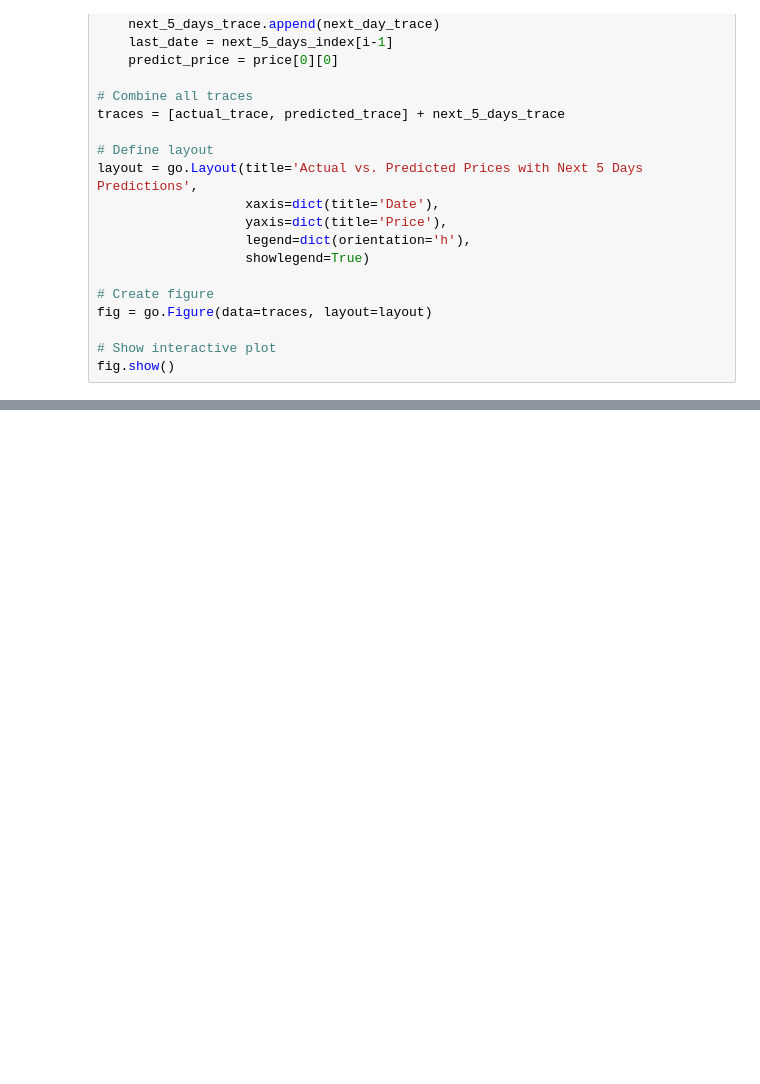
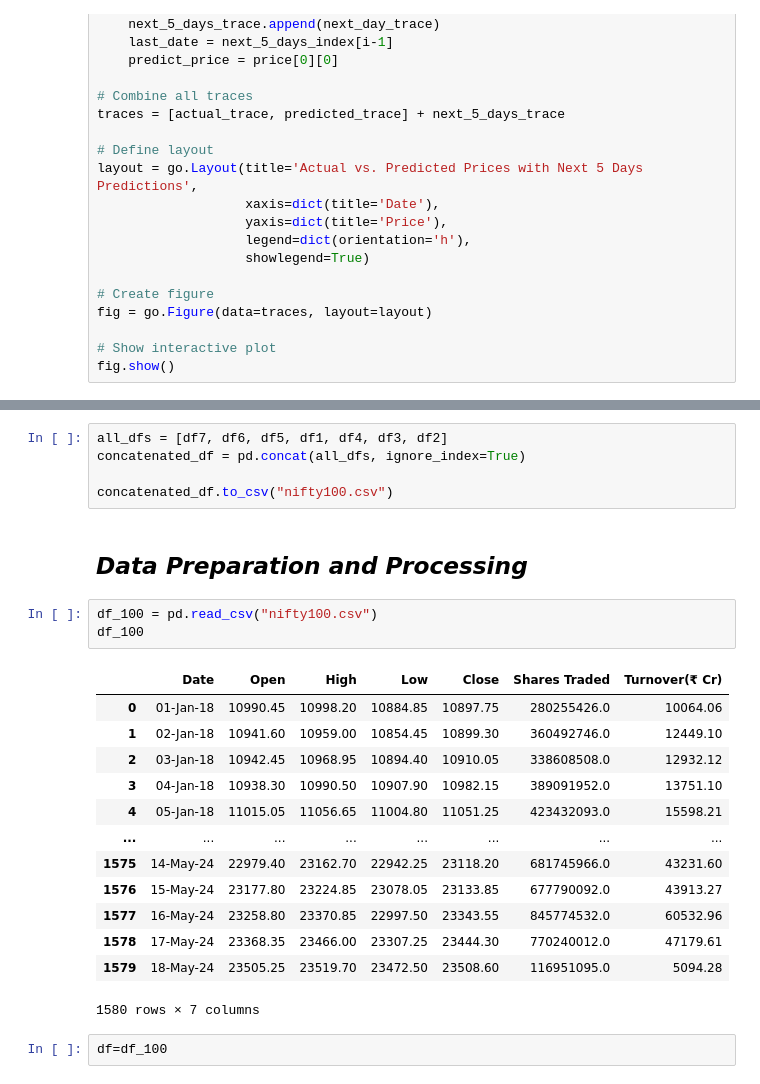
Before and after one commit to Ris-code/Finance_DL_Project, a Jupyter notebook: Model_pytorch.ipynb, the cells around one changed output, grey strips where cells are left out. Drawn from its saved outputs; the diff is of its cells as text; blank space fills up the shorter version.

```diff
--- a/Model_pytorch.ipynb
+++ b/Model_pytorch.ipynb
@@ -203,0 +238,26 @@ torch.save(model.state_dict(), "model.pth")
+# %%
+all_dfs = [df7, df6, df5, df1, df4, df3, df2]
+concatenated_df = pd.concat(all_dfs, ignore_index=True)
+
+concatenated_df.to_csv("nifty100.csv")
+# %% [markdown]
+## *Data Preparation and Processing*
+# %%
+df_100 = pd.read_csv("nifty100.csv")
+df_100
+# %% [output]
+|  | Date | Open | High | Low | Close | Shares Traded | Turnover(₹ Cr) |
+| 0 | 01-Jan-18 | 10990.45 | 10998.20 | 10884.85 | 10897.75 | 280255426.0 | 10064.06 |
+| 1 | 02-Jan-18 | 10941.60 | 10959.00 | 10854.45 | 10899.30 | 360492746.0 | 12449.10 |
+| 2 | 03-Jan-18 | 10942.45 | 10968.95 | 10894.40 | 10910.05 | 338608508.0 | 12932.12 |
+| 3 | 04-Jan-18 | 10938.30 | 10990.50 | 10907.90 | 10982.15 | 389091952.0 | 13751.10 |
+| 4 | 05-Jan-18 | 11015.05 | 11056.65 | 11004.80 | 11051.25 | 423432093.0 | 15598.21 |
+| ... | ... | ... | ... | ... | ... | ... | ... |
+| 1575 | 14-May-24 | 22979.40 | 23162.70 | 22942.25 | 23118.20 | 681745966.0 | 43231.60 |
+| 1576 | 15-May-24 | 23177.80 | 23224.85 | 23078.05 | 23133.85 | 677790092.0 | 43913.27 |
+| 1577 | 16-May-24 | 23258.80 | 23370.85 | 22997.50 | 23343.55 | 845774532.0 | 60532.96 |
+| 1578 | 17-May-24 | 23368.35 | 23466.00 | 23307.25 | 23444.30 | 770240012.0 | 47179.61 |
+| 1579 | 18-May-24 | 23505.25 | 23519.70 | 23472.50 | 23508.60 | 116951095.0 | 5094.28 |
+1580 rows × 7 columns
+# %%
+df=df_100
```
Also changed, not shown: parts of 49 cells of this notebook, 17 other files.
